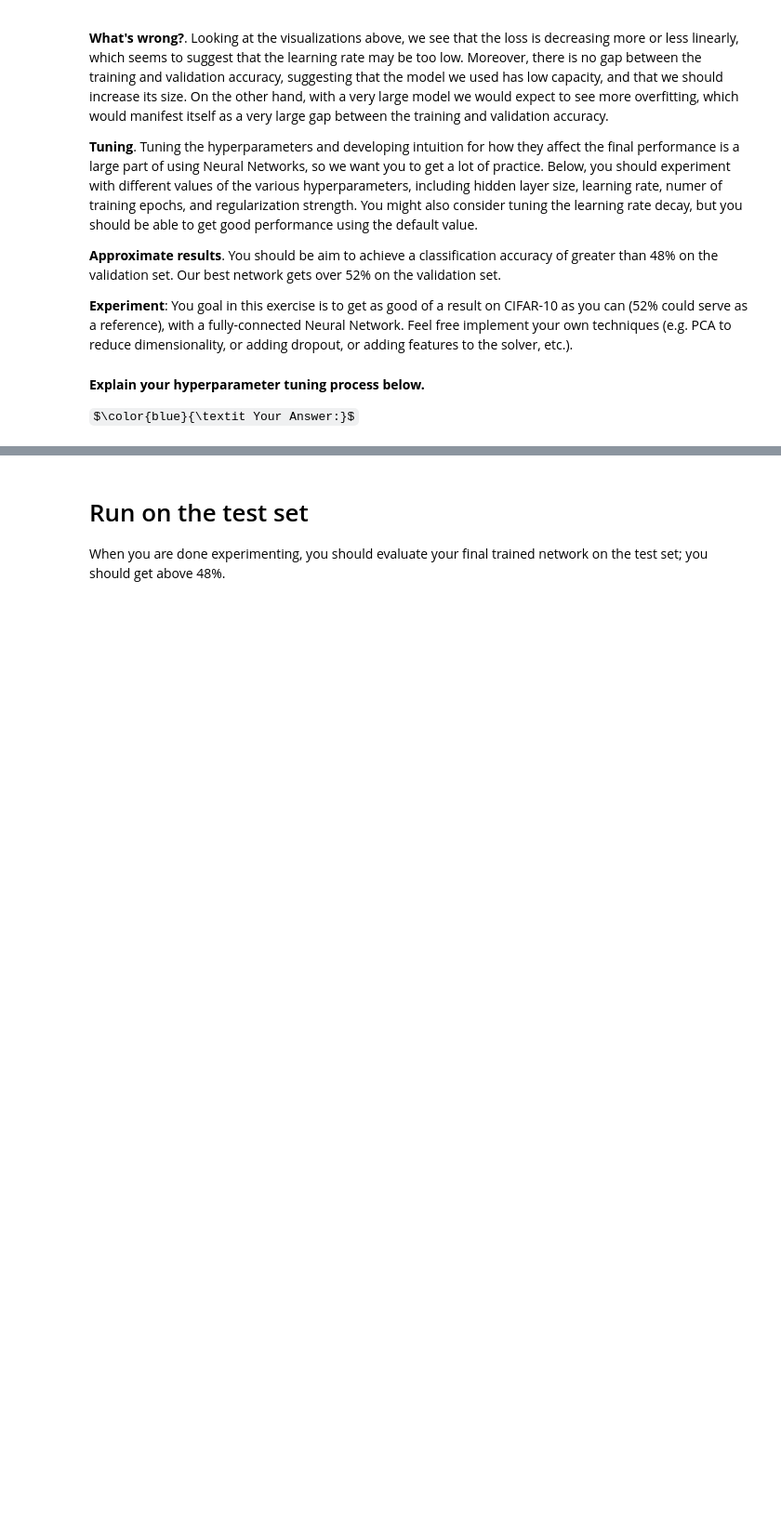
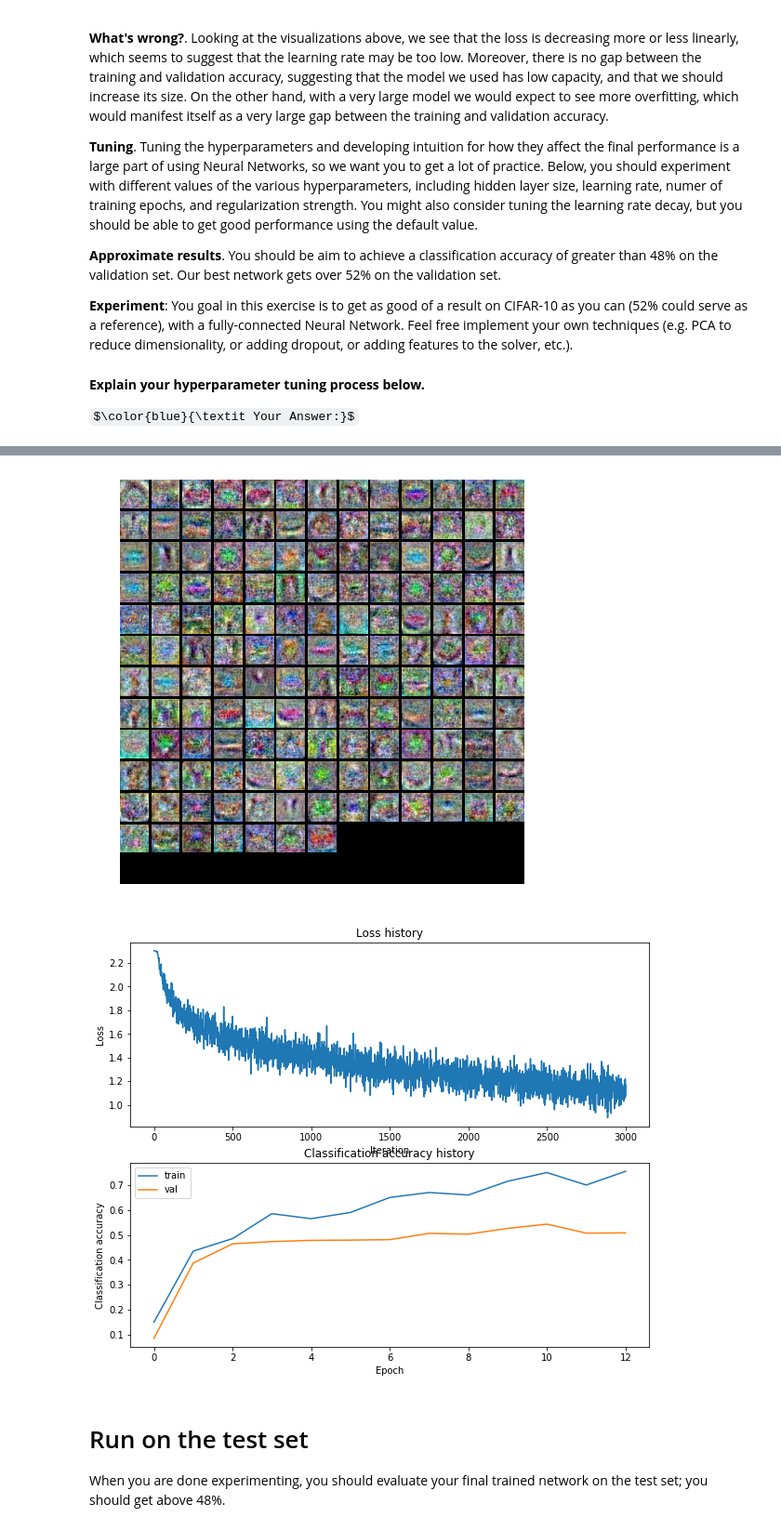
Before and after one commit to qycl50224/cs231n-Spring-2019, a Jupyter notebook: assignment1/two_layer_net.ipynb, the cells around one changed output, grey strips where cells are left out. Shown at 93% size. Drawn from its saved outputs; the diff is of its cells as text; code cells hidden in the pictures; some formulas as TeX source; blank space fills up the shorter version.

Commit message:
finished 2layers NN

```diff
--- a/assignment1/two_layer_net.ipynb
+++ b/assignment1/two_layer_net.ipynb
@@ -290,0 +372,6 @@ show_net_weights(best_net)
+# %%
+best_net = TwoLayerNet(input_size, hidden_size, num_classes)
+stats = best_net.train(X_train, y_train, X_val, y_val,
+            num_iters=3000, batch_size=200,
+            learning_rate=best_params[0], learning_rate_decay=learning_rate_decay,
+            reg=best_params[1], verbose=True)
@@ -291,3 +396,24 @@ show_net_weights(best_net)
+# %%
+# visualize the weights of the best network
+show_net_weights(best_net)
+# Plot the loss function and train / validation accuracies
+plt.subplot(2, 1, 1)
+plt.plot(stats['loss_history'])
+plt.title('Loss history')
+plt.xlabel('Iteration')
+plt.ylabel('Loss')
+
+plt.subplot(2, 1, 2)
+plt.plot(stats['train_acc_history'], label='train')
+plt.plot(stats['val_acc_history'], label='val')
+plt.title('Classification accuracy history')
+plt.xlabel('Epoch')
+plt.ylabel('Classification accuracy')
+plt.legend()
+plt.show()
+# %% [output]
+[figure, added]
+[figure, added]
 # %% [markdown]
 # Run on the test set
 When you are done experimenting, you should evaluate your final trained network on the test set; you should get above 48%.
```
Also changed, not shown: parts of 14 cells of this notebook, 1 other file.
